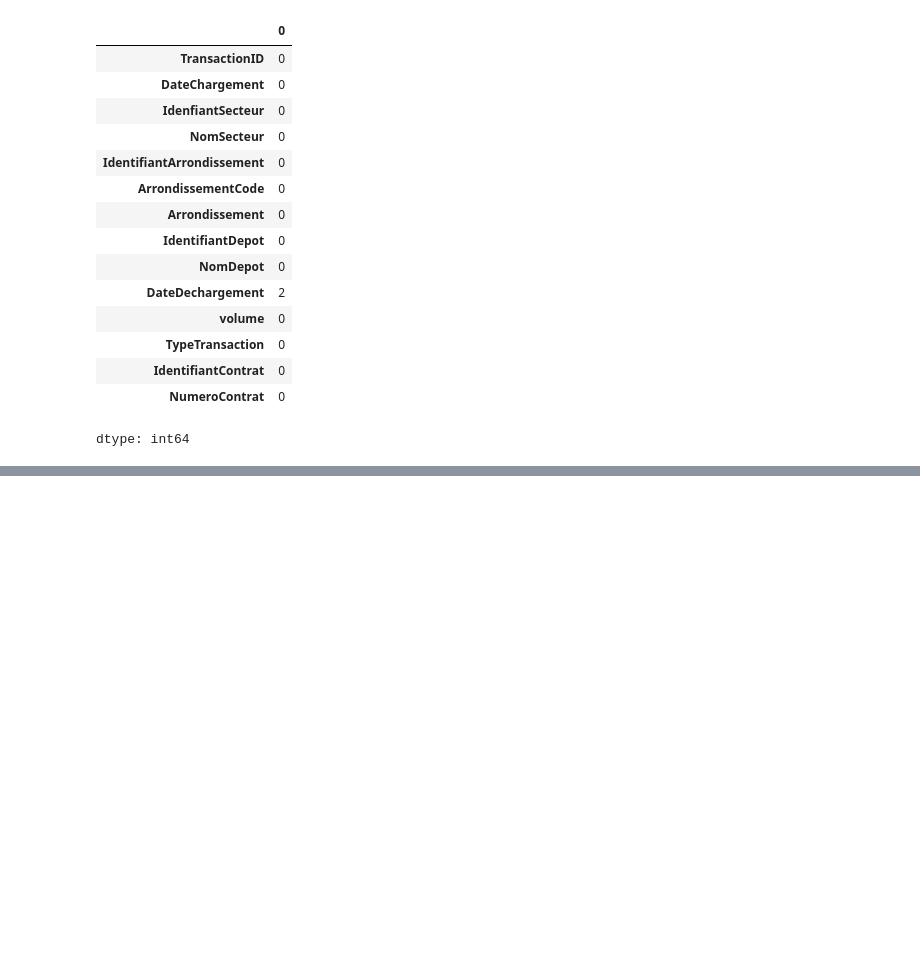
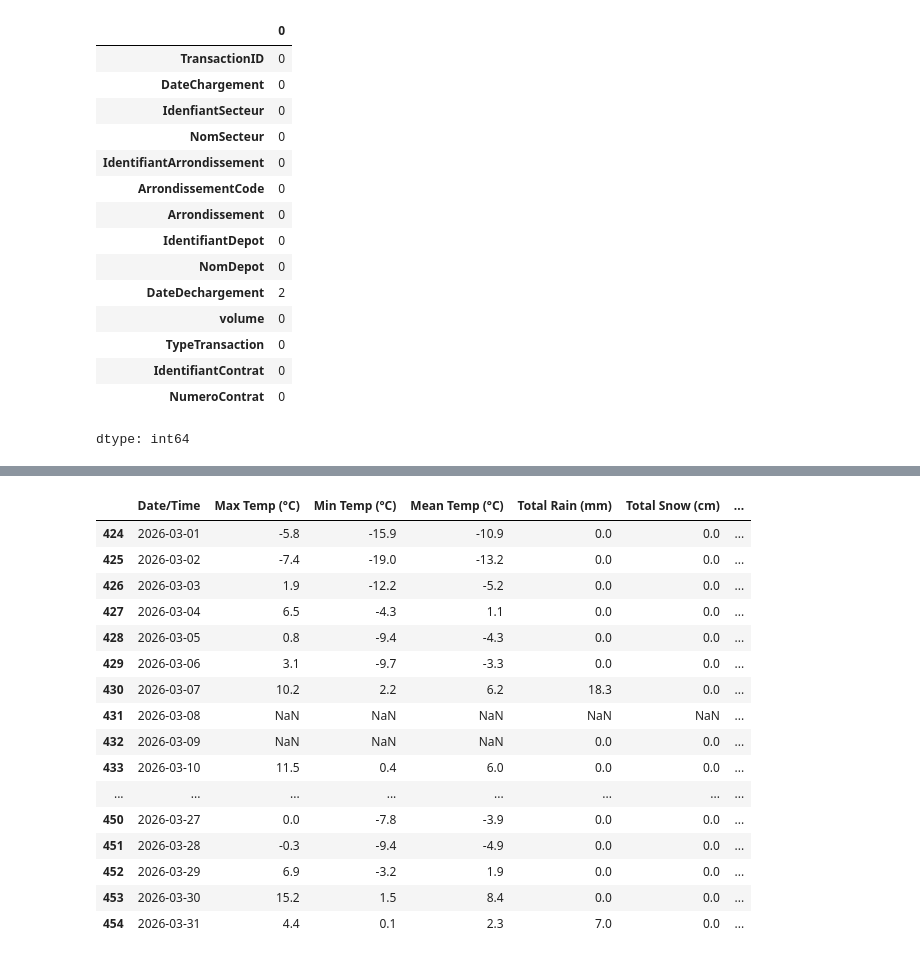
Before and after one commit to sarahliu-mma/Montreal_Snow_Removal, a Jupyter notebook: notebooks/(transcation)Data_Acquisition_and_Preparation.ipynb, the cells around one changed output, grey strips where cells are left out. Drawn from its saved outputs; the diff is of its cells as text; code cells hidden in the pictures; blank space fills up the shorter version.

```diff
--- a/notebooks/(transcation)Data_Acquisition_and_Preparation.ipynb
+++ b/notebooks/(transcation)Data_Acquisition_and_Preparation.ipynb
@@ -240,0 +287,2 @@ dt.to_parquet('/content/drive/MyDrive/Montreal Snow Removal/transcation_2526.par
+# %%
+weather['Date/Time'] = pd.to_datetime(weather['Date/Time'])
@@ -240,0 +295,4 @@ dt.to_parquet('/content/drive/MyDrive/Montreal Snow Removal/transcation_2526.par
+# %%
+date_filter = (weather['Date/Time'] >= '2025-10-01') & (weather['Date/Time'] <= '2026-04-30')
+# %%
+weather = weather[date_filter]
@@ -240,0 +313,2 @@ dt.to_parquet('/content/drive/MyDrive/Montreal Snow Removal/transcation_2526.par
+# %%
+weather = weather[['Date/Time','Max Temp (°C)','Min Temp (°C)','Mean Temp (°C)','Total Rain (mm)','Total Snow (cm)','Total Precip (mm)','Snow on Grnd (cm)']]
@@ -240,0 +380,20 @@ dt.to_parquet('/content/drive/MyDrive/Montreal Snow Removal/transcation_2526.par
+# %%
+weather[weather['Date/Time'].dt.month == 3]
+# %% [output]
+|  | Date/Time | Max Temp (°C) | Min Temp (°C) | Mean Temp (°C) | Total Rain (mm) | Total Snow (cm) | ... |
+| 424 | 2026-03-01 | -5.8 | -15.9 | -10.9 | 0.0 | 0.0 | ... |
+| 425 | 2026-03-02 | -7.4 | -19.0 | -13.2 | 0.0 | 0.0 | ... |
+| 426 | 2026-03-03 | 1.9 | -12.2 | -5.2 | 0.0 | 0.0 | ... |
+| 427 | 2026-03-04 | 6.5 | -4.3 | 1.1 | 0.0 | 0.0 | ... |
+| 428 | 2026-03-05 | 0.8 | -9.4 | -4.3 | 0.0 | 0.0 | ... |
+| 429 | 2026-03-06 | 3.1 | -9.7 | -3.3 | 0.0 | 0.0 | ... |
+| 430 | 2026-03-07 | 10.2 | 2.2 | 6.2 | 18.3 | 0.0 | ... |
+| 431 | 2026-03-08 | NaN | NaN | NaN | NaN | NaN | ... |
+| 432 | 2026-03-09 | NaN | NaN | NaN | 0.0 | 0.0 | ... |
+| 433 | 2026-03-10 | 11.5 | 0.4 | 6.0 | 0.0 | 0.0 | ... |
+| ... | ... | ... | ... | ... | ... | ... | ... |
+| 450 | 2026-03-27 | 0.0 | -7.8 | -3.9 | 0.0 | 0.0 | ... |
+| 451 | 2026-03-28 | -0.3 | -9.4 | -4.9 | 0.0 | 0.0 | ... |
+| 452 | 2026-03-29 | 6.9 | -3.2 | 1.9 | 0.0 | 0.0 | ... |
+| 453 | 2026-03-30 | 15.2 | 1.5 | 8.4 | 0.0 | 0.0 | ... |
+| 454 | 2026-03-31 | 4.4 | 0.1 | 2.3 | 7.0 | 0.0 | ... |
```
Also changed, not shown: parts of 22 cells of this notebook.
